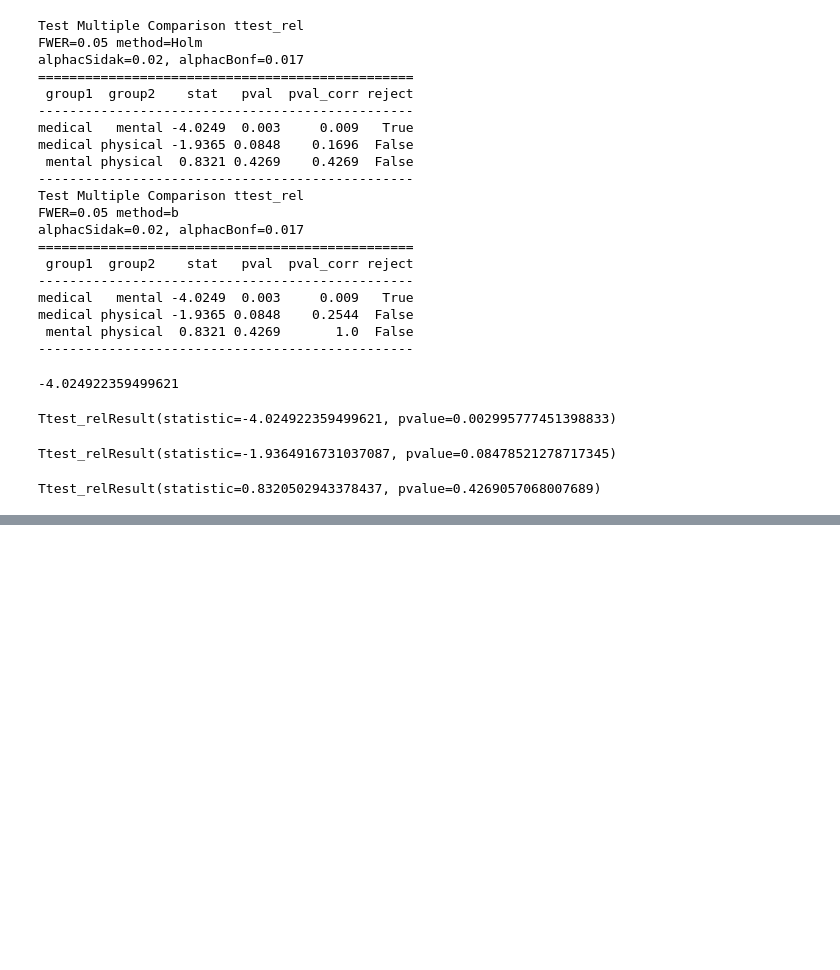
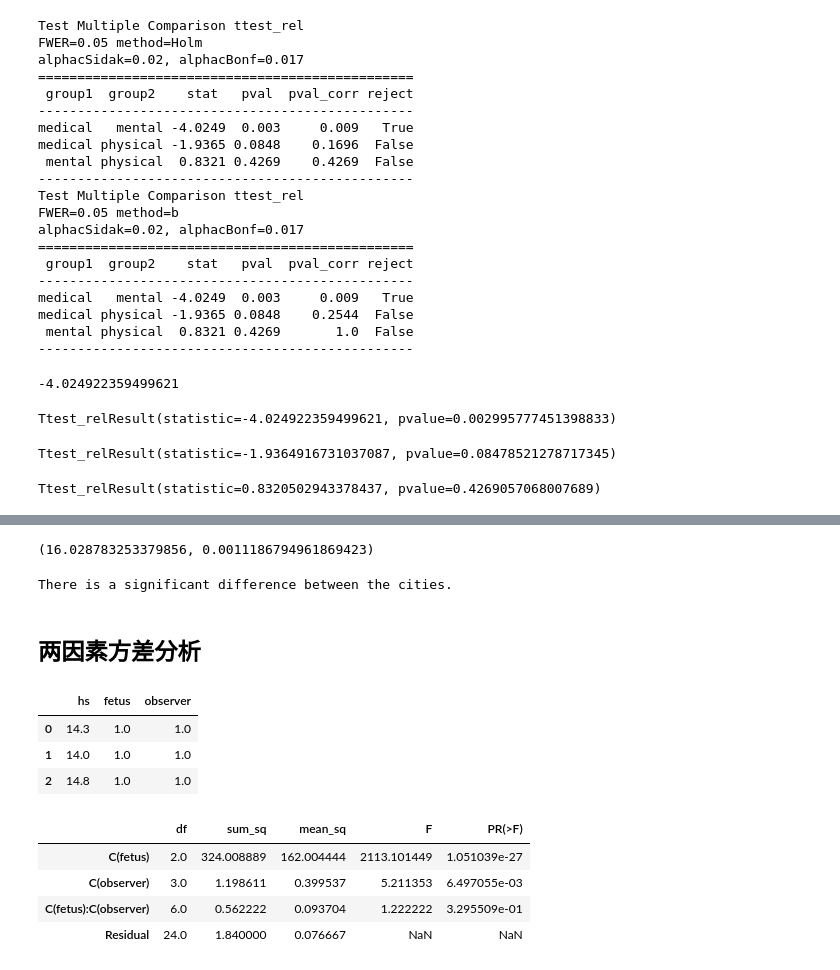
Before and after one commit to longfengpili/statsintro_python, a Jupyter notebook: 第八章数值型数据的均值检验.ipynb, the cells around one changed output, grey strips where cells are left out. Drawn from its saved outputs; the diff is of its cells as text; code cells hidden in the pictures; blank space fills up the shorter version.

```diff
--- a/第八章数值型数据的均值检验.ipynb
+++ b/第八章数值型数据的均值检验.ipynb
@@ -692,0 +689,42 @@ Ttest_relResult(statistic=0.8320502943378437, pvalue=0.4269057068007689)
+# %%
+h, p = st.mstats.kruskalwallis(city1, city2, city3, city4)
+h, p
+# %% [output]
+(16.028783253379856, 0.0011186794961869423)
+# %%
+if p<0.05:
+    print('There is a significant difference between the cities.')
+else:
+    print('No significant difference between the cities.')
+# %% [output]
+There is a significant difference between the cities.
+# %% [markdown]
+## 两因素方差分析
+# %%
+from statsmodels.formula.api import ols
+from statsmodels.stats.anova import anova_lm
+# Get the data
+inFile = './ISP/Code_Quantlets/08_TestsMeanValues/anovaTwoway/altman_12_6.txt'
+data = np.genfromtxt(inFile, delimiter=',')
+
+# Bring them in DataFrame-format
+df = pd.DataFrame(data, columns=['hs', 'fetus', 'observer'])
+df[:3]
+
+# --- >>> START stats <<< ---
+# Determine the ANOVA with interaction
+formula = 'hs ~ C(fetus) + C(observer) + C(fetus):C(observer)'
+lm = ols(formula, df).fit()
+anovaResults = anova_lm(lm)
+# --- >>> STOP stats <<< ---
+anovaResults
+# %% [output]
+|  | hs | fetus | observer |
+| 0 | 14.3 | 1.0 | 1.0 |
+| 1 | 14.0 | 1.0 | 1.0 |
+| 2 | 14.8 | 1.0 | 1.0 |
+|  | df | sum_sq | mean_sq | F | PR(>F) |
+| C(fetus) | 2.0 | 324.008889 | 162.004444 | 2113.101449 | 1.051039e-27 |
+| C(observer) | 3.0 | 1.198611 | 0.399537 | 5.211353 | 6.497055e-03 |
+| C(fetus):C(observer) | 6.0 | 0.562222 | 0.093704 | 1.222222 | 3.295509e-01 |
+| Residual | 24.0 | 1.840000 | 0.076667 | NaN | NaN |
```
Also changed, not shown: parts of 10 cells of this notebook.
